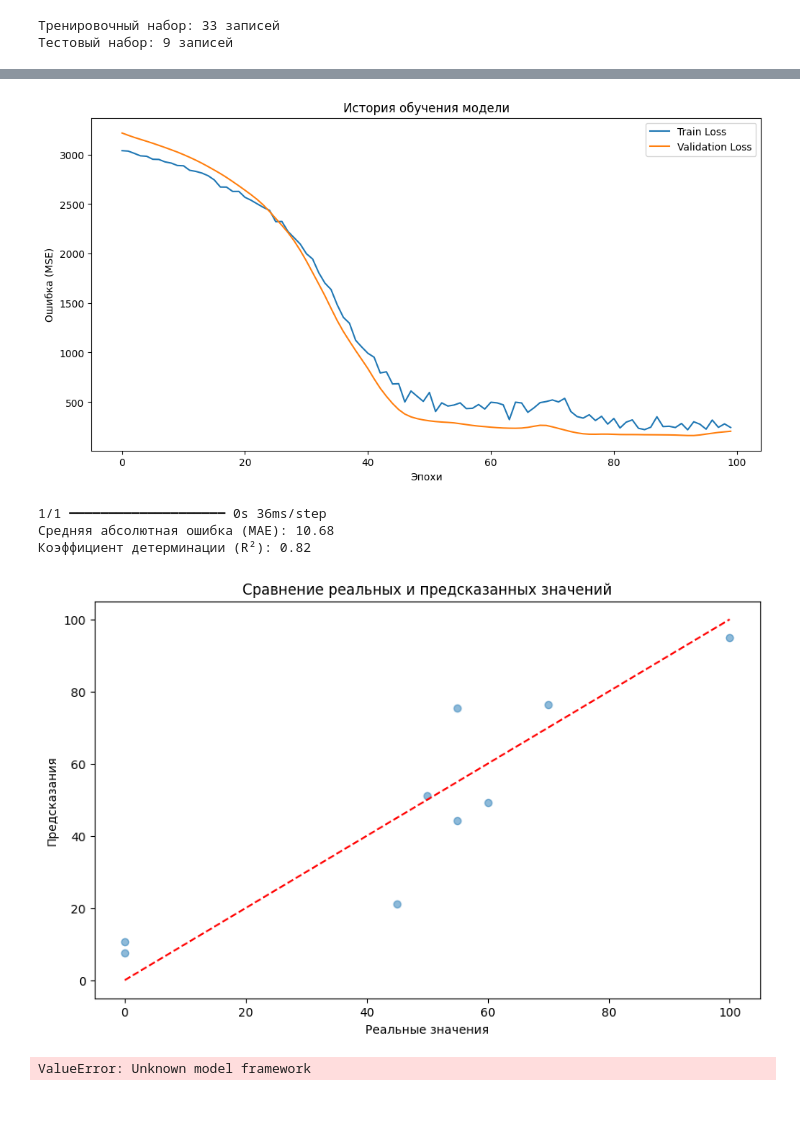
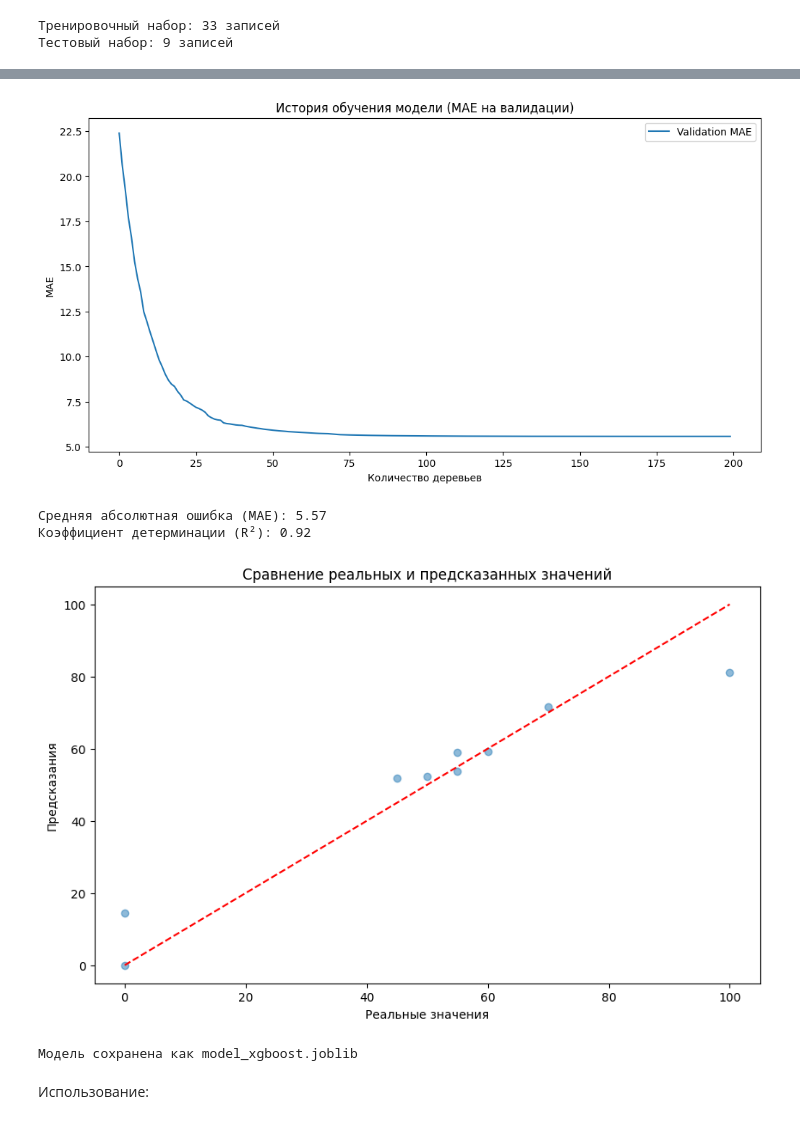
Before and after one commit to cloud-art/smart-lighting, a Jupyter notebook: ai-model/create_model.ipynb, the cells around one changed output, grey strips where cells are left out. Cells and saved outputs as stored; diff of their text form; code cells hidden in the pictures.

```diff
--- a/ai-model/create_model.ipynb
+++ b/ai-model/create_model.ipynb
@@ -155,0 +81,14 @@ Epoch 100/100
+# %%
+model = XGBRegressor(
+    n_estimators=200,
+    max_depth=5,
+    learning_rate=0.1,
+    random_state=42,
+    early_stopping_rounds=10,
+    eval_metric='mae'
+)
+
+pipeline = Pipeline([
+    ('preprocessor', preprocessor),
+    ('model', model)
+])
@@ -156,14 +136,13 @@ Epoch 100/100
 # %%
 plt.figure(figsize=(12, 6))
-plt.plot(history.history['loss'], label='Train Loss')
-plt.plot(history.history['val_loss'], label='Validation Loss')
-plt.title('История обучения модели')
-plt.xlabel('Эпохи')
-plt.ylabel('Ошибка (MSE)')
+plt.plot(model.evals_result()['validation_0']['mae'], label='Validation MAE')
+plt.title('История обучения модели (MAE на валидации)')
+plt.xlabel('Количество деревьев')
+plt.ylabel('MAE')
 plt.legend()
 plt.show()
 # %% [output]
-[figure, old version]
+[figure, new version]
 # %%
 def evaluate_model(model, X_test, y_test):
     y_pred = model.predict(X_test)
@@ -184,22 +163,17 @@ def evaluate_model(model, X_test, y_test):
 
     return mae, r2
 
-mae, r2 = evaluate_model(model, X_test_processed, y_test)
+mae, r2 = evaluate_model(pipeline, X_test, y_test)
 # %% [output]
-1/1 ━━━━━━━━━━━━━━━━━━━━ 0s 36ms/step
-Средняя абсолютная ошибка (MAE): 10.68
-Коэффициент детерминации (R²): 0.82
+Средняя абсолютная ошибка (MAE): 5.57
+Коэффициент детерминации (R²): 0.92
-[figure, old version]
+[figure, new version]
 # %%
-model_data = {
-    'preprocessor': preprocessor,
-    'model': model,
-    'input_shape': input_shape
-}
-
-model_filename = 'model.flm'
-flama.dump(model_data, model_filename)
+model_filename = 'model_xgboost.joblib'
+joblib.dump(pipeline, model_filename)
 print(f"Модель сохранена как {model_filename}")
 # %% [output]
-ValueError: Unknown model framework
+Модель сохранена как model_xgboost.joblib
+# %% [markdown]
+Использование:
 # %%
```
Also changed, not shown: parts of 9 cells of this notebook, 6 other files.
